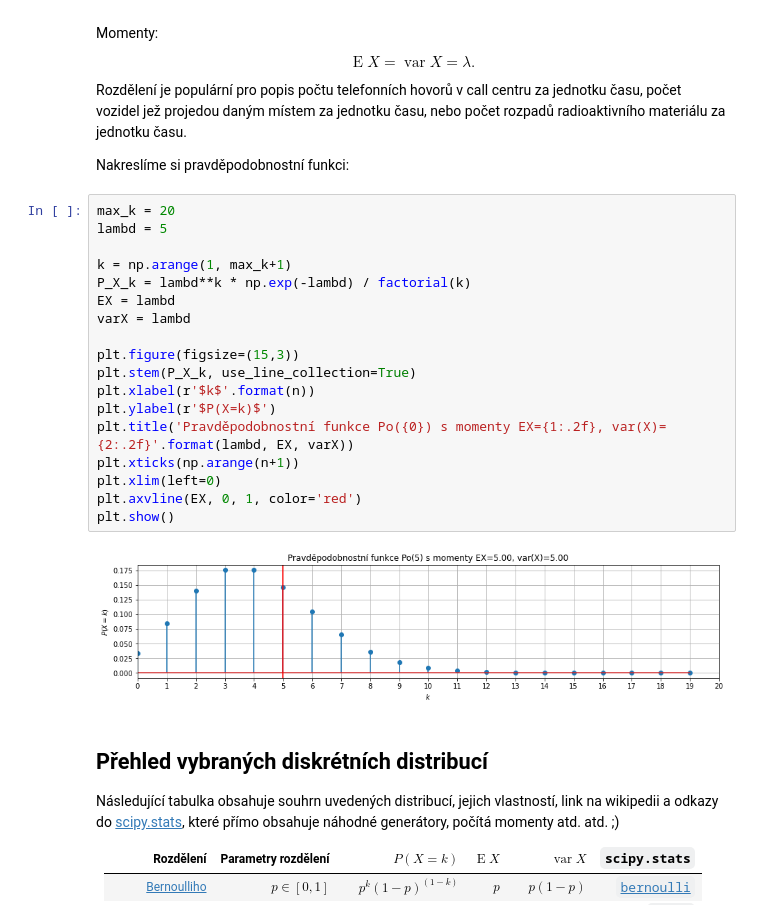
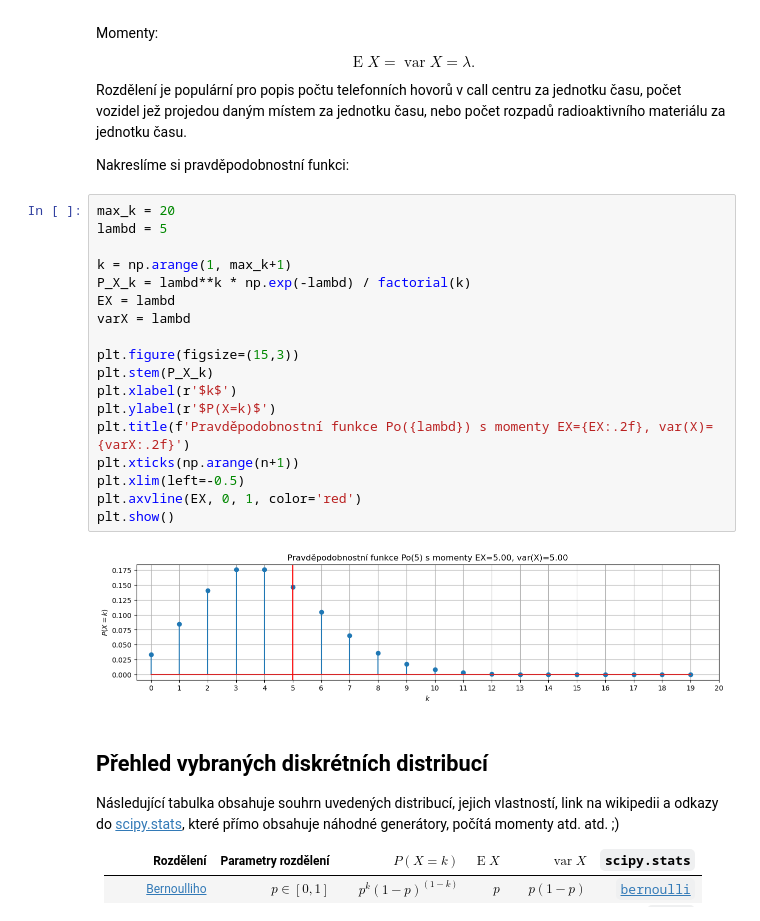
Before and after one commit to kamil-dedecius/mameradipst, a Jupyter notebook: Nahodna_velicina_diskretni.ipynb, the cells around one changed output. Drawn from its saved outputs; the diff is of its cells as text.

```diff
--- a/Nahodna_velicina_diskretni.ipynb
+++ b/Nahodna_velicina_diskretni.ipynb
@@ -424,23 +424,23 @@ Nakreslíme si pravděpodobnostní funkci:
 # %%
 max_k = 20
 lambd = 5
 
 k = np.arange(1, max_k+1)
 P_X_k = lambd**k * np.exp(-lambd) / factorial(k)
 EX = lambd
 varX = lambd
 
 plt.figure(figsize=(15,3))
-plt.stem(P_X_k, use_line_collection=True)
-plt.xlabel(r'$k$'.format(n))
+plt.stem(P_X_k)
+plt.xlabel(r'$k$')
 plt.ylabel(r'$P(X=k)$')
-plt.title('Pravděpodobnostní funkce Po({0}) s momenty EX={1:.2f}, var(X)={2:.2f}'.format(lambd, EX, varX))
+plt.title(f'Pravděpodobnostní funkce Po({lambd}) s momenty EX={EX:.2f}, var(X)={varX:.2f}')
 plt.xticks(np.arange(n+1))
-plt.xlim(left=0)
+plt.xlim(left=-0.5)
 plt.axvline(EX, 0, 1, color='red')
 plt.show()
 # %% [output]
-[figure, old version]
+[figure, new version]
 # %% [markdown]
 ## Přehled vybraných diskrétních distribucí
 
```
Also changed, not shown: parts of 14 cells of this notebook.
